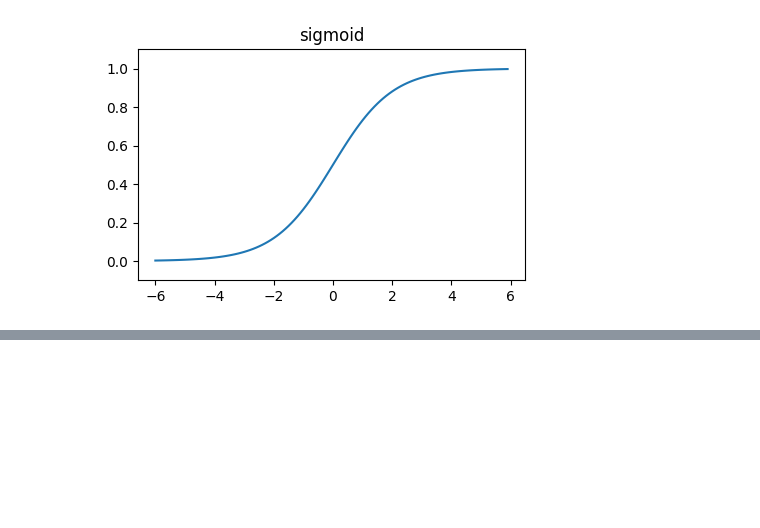
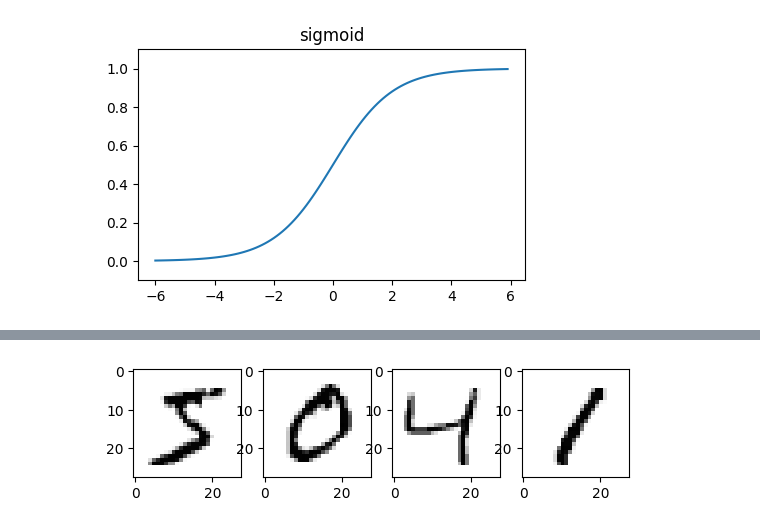
Before and after one commit to gracesjy/github.io, a Jupyter notebook: 딥러닝스타트.ipynb, the cells around one changed output, grey strips where cells are left out. Saved outputs shown, nothing was run; the diff lists cells and outputs as text; code cells hidden in the pictures; blank space fills up the shorter version.

```diff
--- a/딥러닝스타트.ipynb
+++ b/딥러닝스타트.ipynb
@@ -94,0 +147,15 @@ plt.show()
+# %%
+fig = plt.figure()
+ax1 = fig.add_subplot(1,4,1)
+ax2 = fig.add_subplot(1,4,2)
+ax3 = fig.add_subplot(1,4,3)
+ax4 = fig.add_subplot(1,4,4)
+
+ax1.imshow(train_images[0], cmap='Greys')
+ax2.imshow(train_images[1], cmap='Greys')
+ax3.imshow(train_images[2], cmap='Greys')
+ax4.imshow(train_images[3], cmap='Greys')
+
+plt.show()
+# %% [output]
+[figure, added]
```
Also changed, not shown: parts of 18 cells of this notebook.
